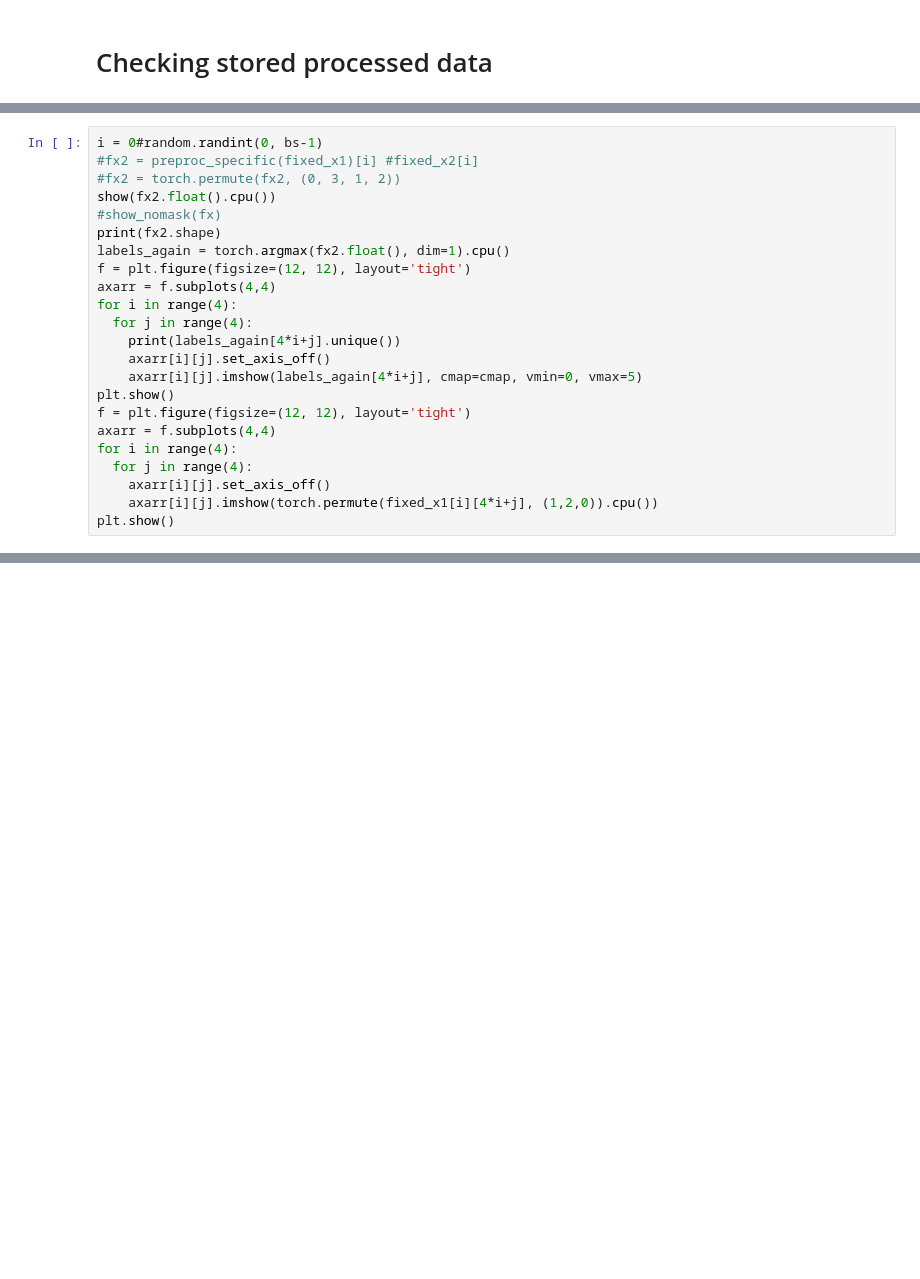
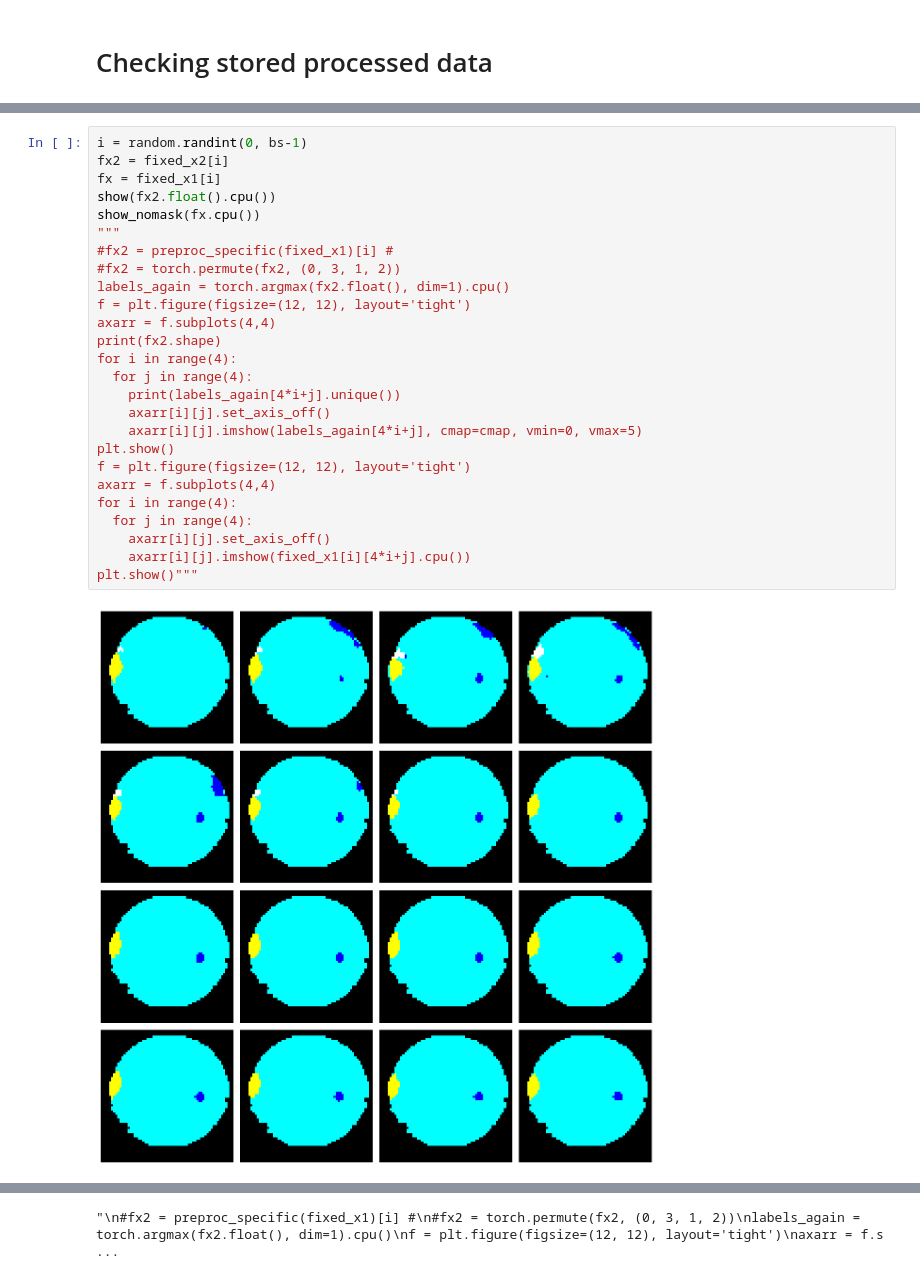
Before and after one commit to javgat/SkyMaskConvLSTM, a Jupyter notebook: codes/common/GenMaskClouds.ipynb, the cells around one changed output, grey strips where cells are left out. Cells and saved outputs as stored; diff of their text form; blank space fills up the shorter version.

```diff
--- a/codes/common/GenMaskClouds.ipynb
+++ b/codes/common/GenMaskClouds.ipynb
@@ -434,23 +509,28 @@ print(fixed_x2[0][0])
 # %%
-i = 0#random.randint(0, bs-1)
-#fx2 = preproc_specific(fixed_x1)[i] #fixed_x2[i]
+i = random.randint(0, bs-1)
+fx2 = fixed_x2[i]
+fx = fixed_x1[i]
+show(fx2.float().cpu())
+show_nomask(fx.cpu())
+"""
+#fx2 = preproc_specific(fixed_x1)[i] #
 #fx2 = torch.permute(fx2, (0, 3, 1, 2))
-show(fx2.float().cpu())
-#show_nomask(fx)
-print(fx2.shape)
 labels_again = torch.argmax(fx2.float(), dim=1).cpu()
 f = plt.figure(figsize=(12, 12), layout='tight')
 axarr = f.subplots(4,4)
+print(fx2.shape)
 for i in range(4):
   for j in range(4):
     print(labels_again[4*i+j].unique())
     axarr[i][j].set_axis_off()
     axarr[i][j].imshow(labels_again[4*i+j], cmap=cmap, vmin=0, vmax=5)
 plt.show()
 f = plt.figure(figsize=(12, 12), layout='tight')
 axarr = f.subplots(4,4)
 for i in range(4):
   for j in range(4):
     axarr[i][j].set_axis_off()
-    axarr[i][j].imshow(torch.permute(fixed_x1[i][4*i+j], (1,2,0)).cpu())
-plt.show()
+    axarr[i][j].imshow(fixed_x1[i][4*i+j].cpu())
+plt.show()"""
+# %% [output]
+[figure, added]
@@ -456,0 +538 @@ plt.show()
+"\n#fx2 = preproc_specific(fixed_x1)[i] #\n#fx2 = torch.permute(fx2, (0, 3, 1, 2))\nlabels_again = torch.argmax(fx2.float(), dim=1).cpu()\nf = plt.figure(figsize=(12, 12), layout='tight')\naxarr = f.s ...
```
Also changed, not shown: parts of 17 cells of this notebook, 10 other files.
